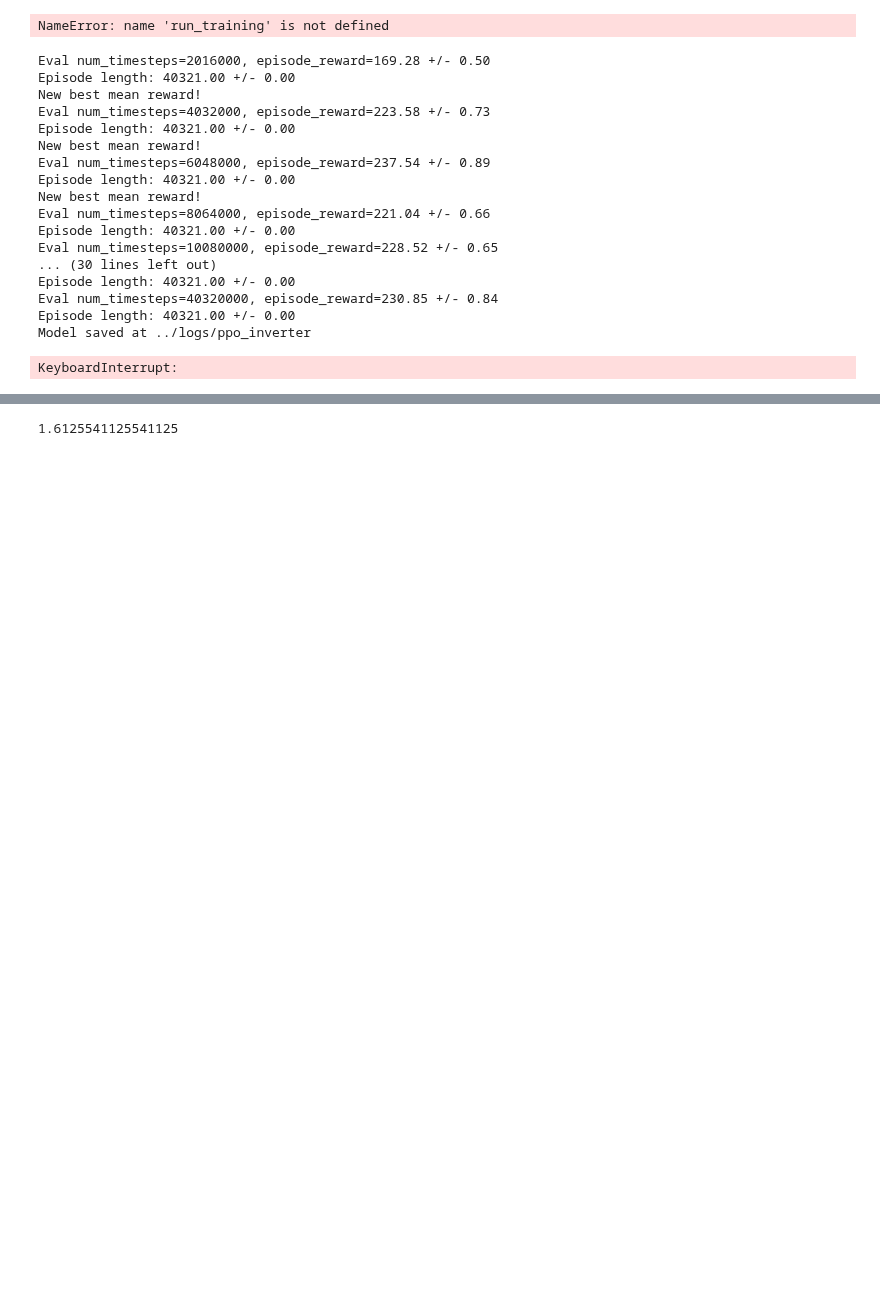
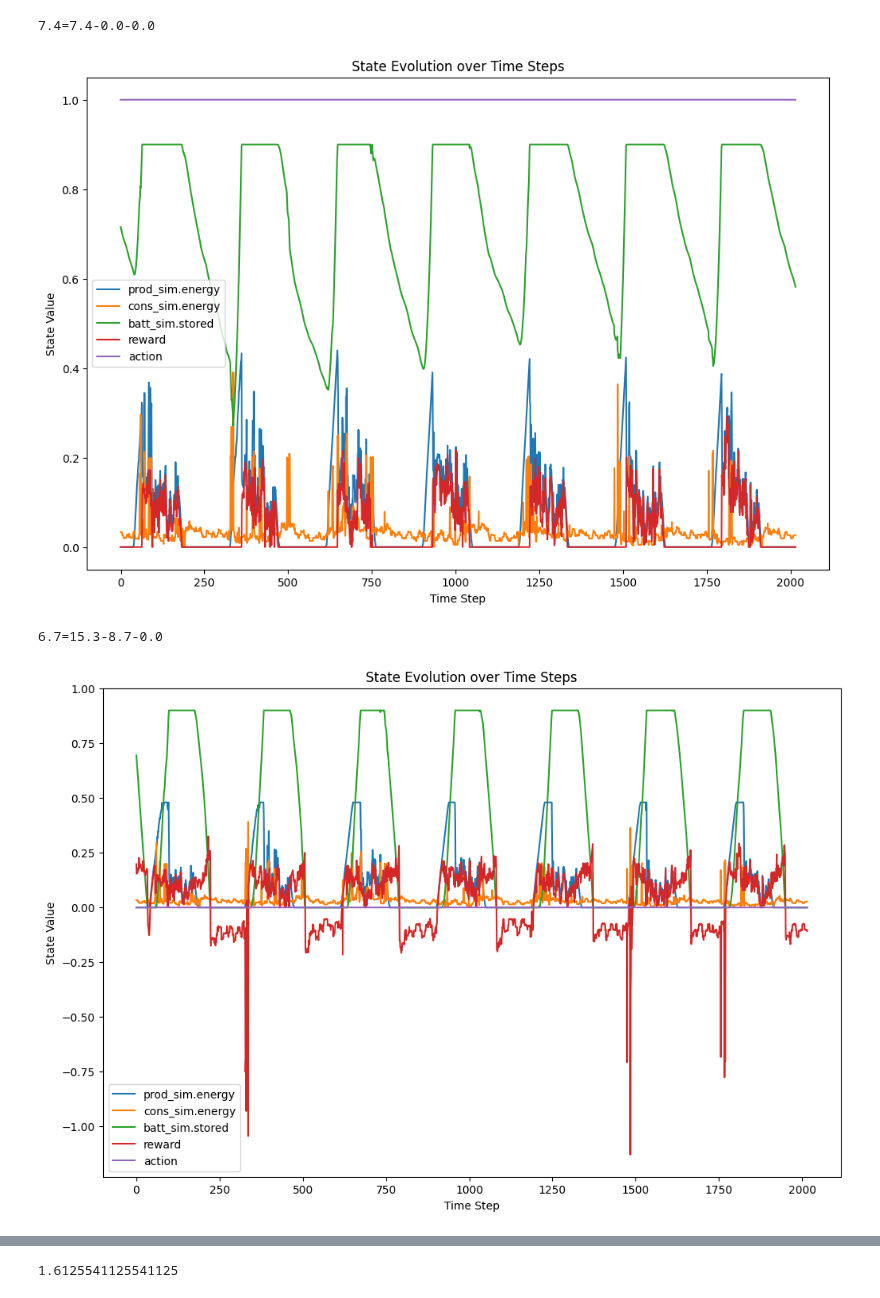
Before and after one commit to EmaR97/EnergyManagementRL, a Jupyter notebook: notebooks/02_model_training.ipynb, the cells around one changed output, grey strips where cells are left out. Cells and saved outputs as stored; diff of their text form; code cells hidden in the pictures; blank space fills up the shorter version.

```diff
--- a/notebooks/02_model_training.ipynb
+++ b/notebooks/02_model_training.ipynb
@@ -263,76 +265,32 @@ Episode length: 11521.00 +/- 0.00
 Model saved at ../logs/ppo_inverter
-# %%
-i_sim.grid_sim.energy_price_buy = .8 / 1000
-eval_env.inverter_sim.grid_sim.energy_price_buy = .8 / 1000
-run_training(
-    inverter_sim=i_sim,
-    max_steps_train=month,
-    max_steps_eval=full_period,
-    eval_freq=month * 10,
-    total_timesteps=full_period * 20,
-    latest_model_path=latest_model_path,
-    eval_callback=eval_callback,
-    to_load_path=latest_model_path,
-)
-# %% [output]
-NameError: name 'run_training' is not defined
-# %%
-i_sim.grid_sim.energy_price_buy = .8 / 1000
-eval_env.inverter_sim.grid_sim.energy_price_buy = .8 / 1000
-
-run_training(
-    inverter_sim=i_sim,
-    max_steps_train=full_period,
-    max_steps_eval=full_period,
-    eval_freq=full_period * 10,
-    total_timesteps=full_period * 1000,
-    latest_model_path=latest_model_path,
-    eval_callback=eval_callback,
-    to_load_path=best_model_path,
-)
-# %% [output]
-Eval num_timesteps=2016000, episode_reward=169.28 +/- 0.50
-Episode length: 40321.00 +/- 0.00
-New best mean reward!
-Eval num_timesteps=4032000, episode_reward=223.58 +/- 0.73
-Episode length: 40321.00 +/- 0.00
-New best mean reward!
-Eval num_timesteps=6048000, episode_reward=237.54 +/- 0.89
-Episode length: 40321.00 +/- 0.00
-New best mean reward!
-Eval num_timesteps=8064000, episode_reward=221.04 +/- 0.66
-Episode length: 40321.00 +/- 0.00
-Eval num_timesteps=10080000, episode_reward=228.52 +/- 0.65
-... (30 lines left out)
-Episode length: 40321.00 +/- 0.00
-Eval num_timesteps=40320000, episode_reward=230.85 +/- 0.84
-Episode length: 40321.00 +/- 0.00
-Model saved at ../logs/ppo_inverter
 # %%
 eval_env.inverter_sim.grid_sim.energy_price_buy = .4 / 1000
 eval_env.set_max_steps(full_period)
 latest_model = DQN.load(
     latest_model_path,
     env=eval_env
 )
 best_model = DQN.load(
     # '../logs/ppo_inverter.b.6.0',
     best_model_path,
     env=eval_env
 )
 for model_to_test in [
     ConservativeModel(),
     GreedyModel(),
     latest_model,
     best_model
 ]:
     _test_plot(
         eval_env,
         model_to_test,
-        full_period
-        # week
+        # full_period
+        week
         # month
         # day
     )
 # %% [output]
-KeyboardInterrupt:
+7.4=7.4-0.0-0.0
+[figure, added]
+6.7=15.3-8.7-0.0
+[figure, added]
```
Also changed, not shown: parts of 4 cells of this notebook, 4 other files.
